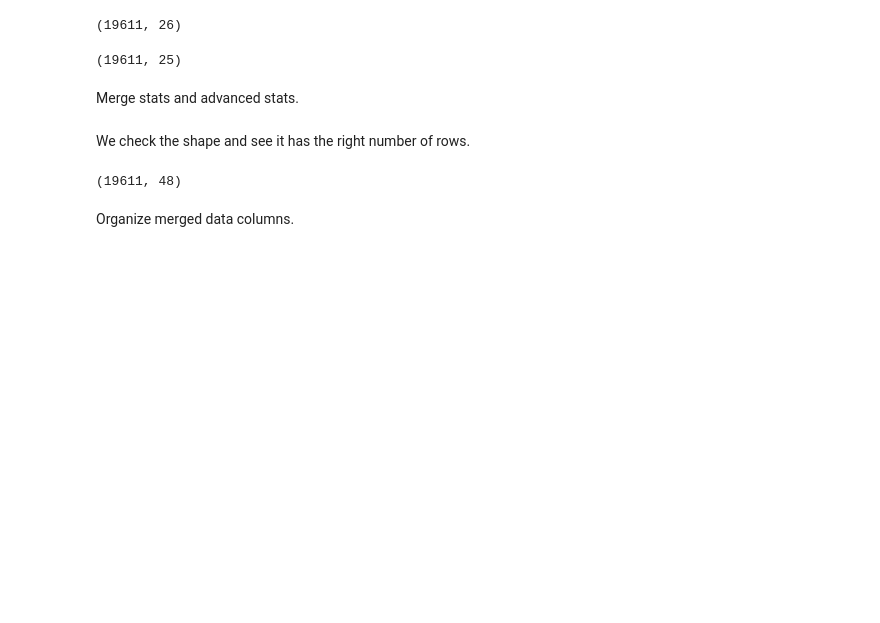
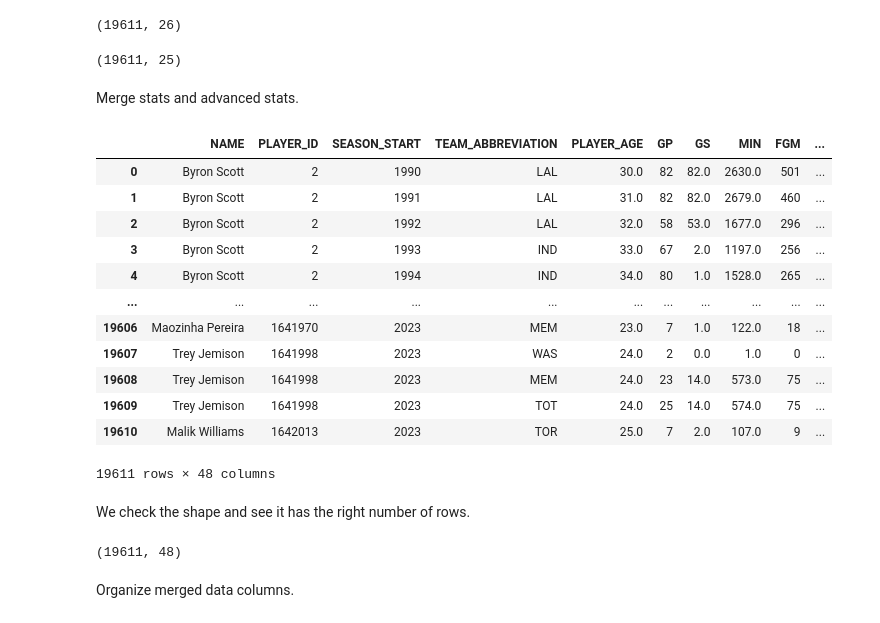
Before and after one commit to aapandy2/predicting_nba_player_retention, a Jupyter notebook: Data/merged_data/data_merger.ipynb, the cells around one changed output. Saved outputs shown, nothing was run; the diff lists cells and outputs as text; code cells hidden in the pictures; blank space fills up the shorter version.

```diff
--- a/Data/merged_data/data_merger.ipynb
+++ b/Data/merged_data/data_merger.ipynb
@@ -279,6 +274,22 @@ advanced_stats.shape
 Merge stats and advanced stats.
 # %%
 merged_data = pd.merge(stats, advanced_stats, on=['PLAYER_ID', 'SEASON_START', 'TEAM_ABBREVIATION'], how='left')
+# %%
+merged_data
+# %% [output]
+|  | NAME | PLAYER_ID | SEASON_START | TEAM_ABBREVIATION | PLAYER_AGE | GP | GS | MIN | FGM | ... |
+| 0 | Byron Scott | 2 | 1990 | LAL | 30.0 | 82 | 82.0 | 2630.0 | 501 | ... |
+| 1 | Byron Scott | 2 | 1991 | LAL | 31.0 | 82 | 82.0 | 2679.0 | 460 | ... |
+| 2 | Byron Scott | 2 | 1992 | LAL | 32.0 | 58 | 53.0 | 1677.0 | 296 | ... |
+| 3 | Byron Scott | 2 | 1993 | IND | 33.0 | 67 | 2.0 | 1197.0 | 256 | ... |
+| 4 | Byron Scott | 2 | 1994 | IND | 34.0 | 80 | 1.0 | 1528.0 | 265 | ... |
+| ... | ... | ... | ... | ... | ... | ... | ... | ... | ... | ... |
+| 19606 | Maozinha Pereira | 1641970 | 2023 | MEM | 23.0 | 7 | 1.0 | 122.0 | 18 | ... |
+| 19607 | Trey Jemison | 1641998 | 2023 | WAS | 24.0 | 2 | 0.0 | 1.0 | 0 | ... |
+| 19608 | Trey Jemison | 1641998 | 2023 | MEM | 24.0 | 23 | 14.0 | 573.0 | 75 | ... |
+| 19609 | Trey Jemison | 1641998 | 2023 | TOT | 24.0 | 25 | 14.0 | 574.0 | 75 | ... |
+| 19610 | Malik Williams | 1642013 | 2023 | TOR | 25.0 | 7 | 2.0 | 107.0 | 9 | ... |
+19611 rows × 48 columns
 # %% [markdown]
 We check the shape and see it has the right number of rows.
 # %%
```
Also changed, not shown: parts of 40 cells of this notebook, 1 other file.
